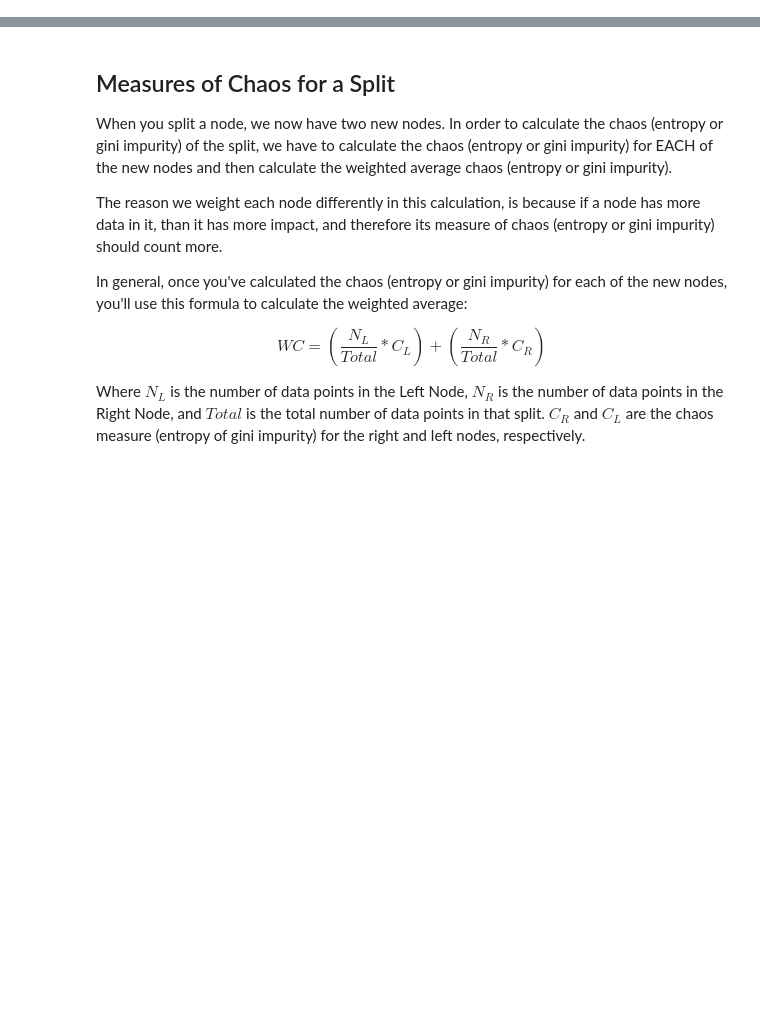
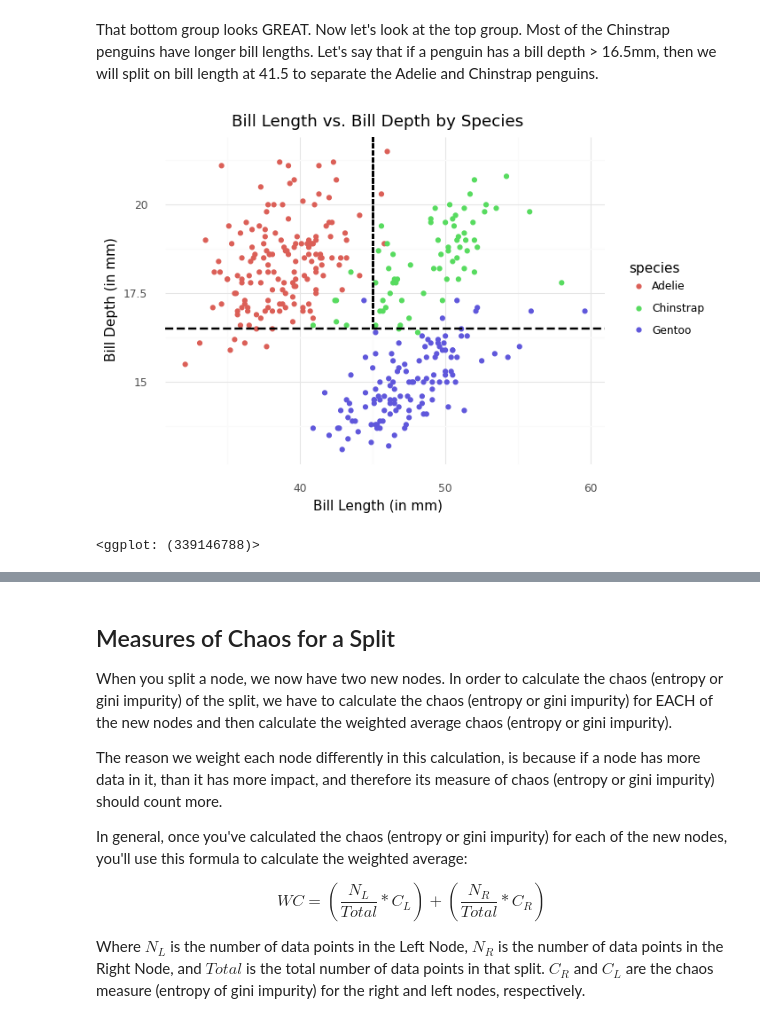
Before and after one commit to chelseaparlett/CPSC392ParlettPelleriti, a Jupyter notebook: Classwork/DecisionTrees_Class12.ipynb, the cells around one changed output, grey strips where cells are left out. Saved outputs shown, nothing was run; the diff lists cells and outputs as text; code cells hidden in the pictures; blank space fills up the shorter version.

```diff
--- a/Classwork/DecisionTrees_Class12.ipynb
+++ b/Classwork/DecisionTrees_Class12.ipynb
@@ -5,0 +43,11 @@ from plotnine import *
+# %% [markdown]
+That bottom group looks GREAT. Now let's look at the top group. Most of the Chinstrap penguins have longer bill lengths. Let's say that if a penguin has a bill depth > 16.5mm, then we will split on bill length at 41.5 to separate the Adelie and Chinstrap penguins.
+# %%
+(ggplot(pengwing, aes(x = "bill_length_mm", y = "bill_depth_mm", color = "species")) + geom_point()
+ + theme_minimal()
+ + labs(x = "Bill Length (in mm)", y = "Bill Depth (in mm)", title = "Bill Length vs. Bill Depth by Species")
+ + geom_hline(yintercept = 16.5, size = 1, linetype = "dashed")
+ + geom_segment(x = 45, xend = 45, y = 16.5, yend = 22, size = 0.6, linetype = "dashed", color = "black"))
+# %% [output]
+[figure, added]
+<ggplot: (339146788)>
```
Also changed, not shown: parts of 9 cells of this notebook.
